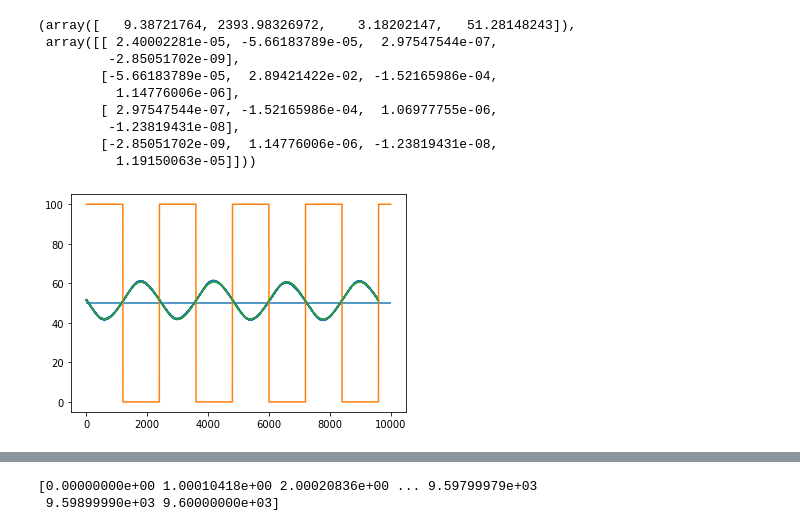
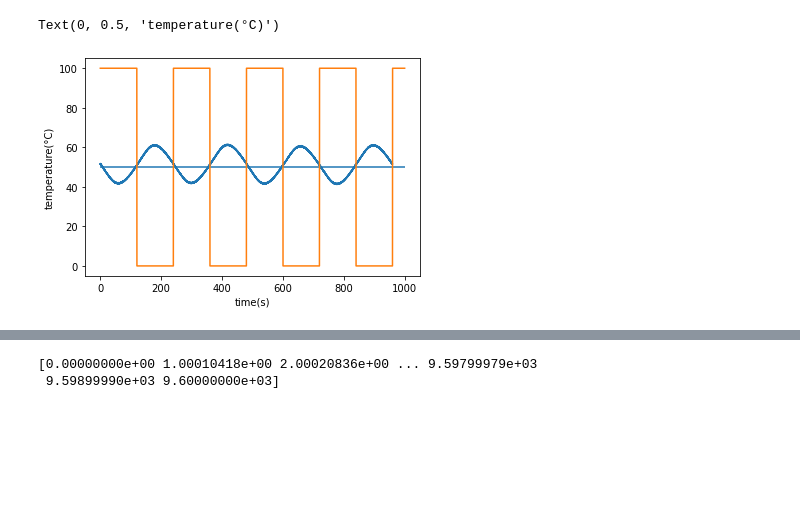
Before and after one commit to tonyko618/Waves_Lab, a Jupyter notebook: Session2/code.ipynb, the cells around one changed output, grey strips where cells are left out. Saved outputs shown, nothing was run; the diff lists cells and outputs as text; code cells hidden in the pictures; blank space fills up the shorter version.

```diff
--- a/Session2/code.ipynb
+++ b/Session2/code.ipynb
@@ -39,24 +39,17 @@ def fourier(y,max_term=np.Inf):
     return an,bn
 # %%
 x1, y1 = np.loadtxt("thermal_4min_a.txt", unpack=True, skiprows=3)
-plt.plot(x1,y1)
+plt.plot(x1/10,y1)
 
-x2, y2 = square(50,50,2400,100,0,10000)
+x2, y2 = square(50,50,240,100,0,1000)
 plt.plot(x2,y2)
 
-plt.hlines(50,0,10000)
+plt.hlines(50,0,1000)
 
 para = curve_fit(sin,x1,y1,p0=[10,2400,np.pi,50])
-plt.plot(x1,sin(x1,*para[0]))
-para
+#plt.plot(x1/10,sin(x1,*para[0]))
+plt.xlabel("time(s)")
+plt.ylabel("temperature(°C)")
 # %% [output]
-(array([   9.38721764, 2393.98326972,    3.18202147,   51.28148243]),
- array([[ 2.40002281e-05, -5.66183789e-05,  2.97547544e-07,
-         -2.85051702e-09],
-        [-5.66183789e-05,  2.89421422e-02, -1.52165986e-04,
-          1.14776006e-06],
-        [ 2.97547544e-07, -1.52165986e-04,  1.06977755e-06,
-         -1.23819431e-08],
-        [-2.85051702e-09,  1.14776006e-06, -1.23819431e-08,
-          1.19150063e-05]]))
+Text(0, 0.5, 'temperature(°C)')
-[figure, old version]
+[figure, new version]
```
Also changed, not shown: parts of 6 cells of this notebook.
